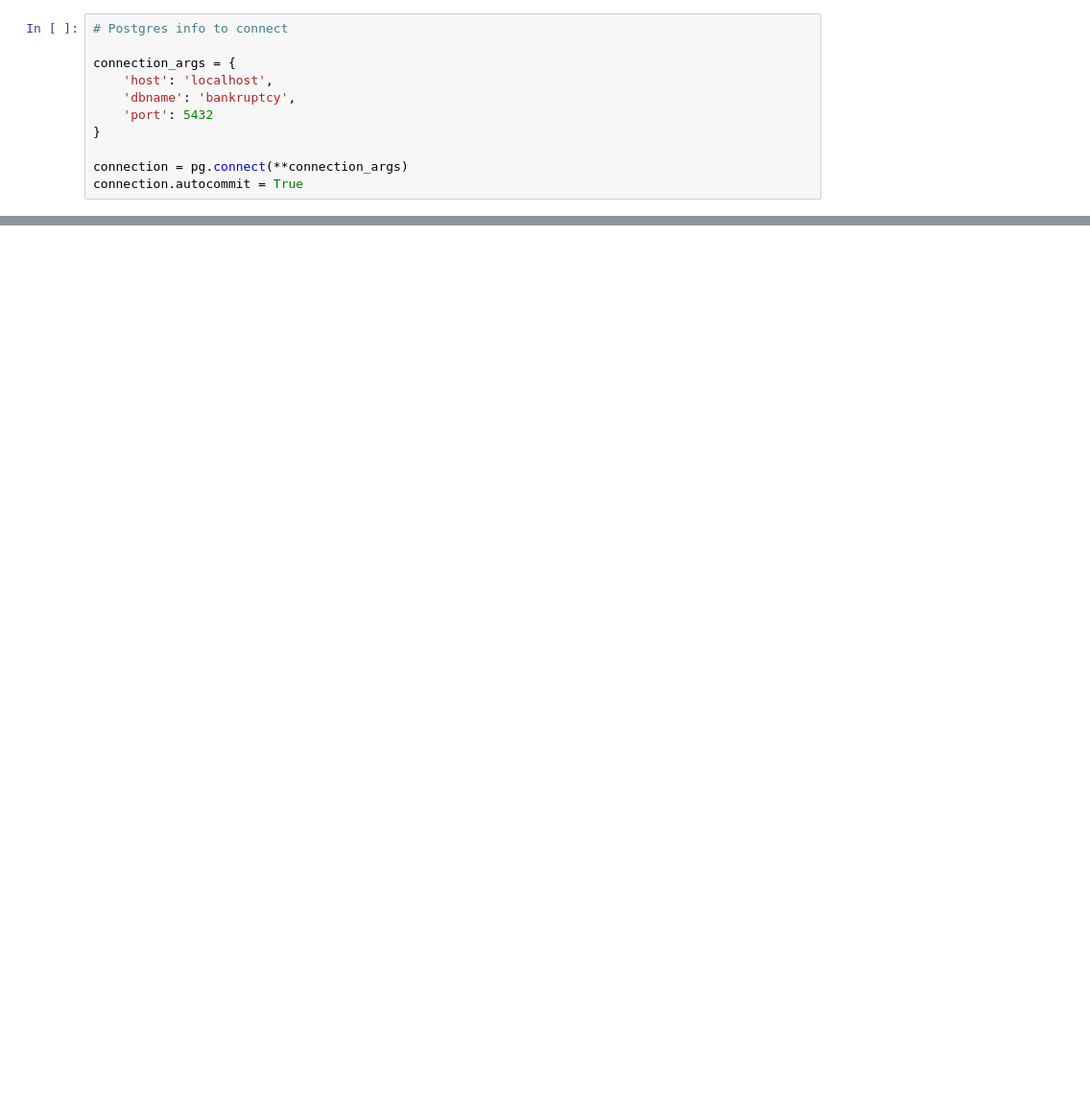
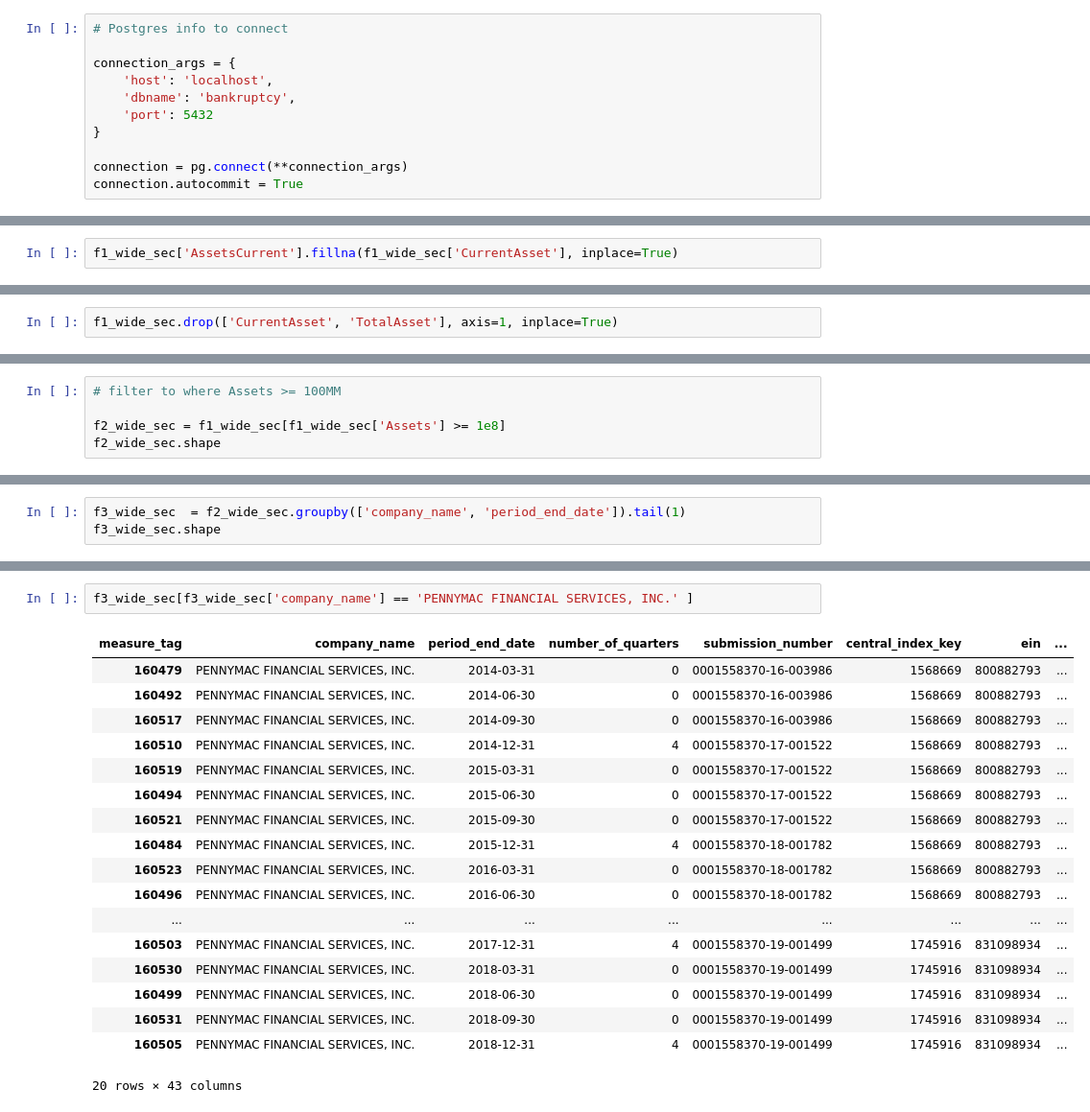
Before and after one commit to AmyB47/bankruptcy_2020, a Jupyter notebook: code/05_SEC_data_prep.ipynb, the cells around one changed output, grey strips where cells are left out. Shown at 96% size. Drawn from its saved outputs; the diff is of its cells as text; blank space fills up the shorter version.

```diff
--- a/code/05_SEC_data_prep.ipynb
+++ b/code/05_SEC_data_prep.ipynb
@@ -242,0 +286,2 @@ with open('SEC_filtered_over100MM.pickle', 'wb') as to_write:
+# %%
+f1_wide_sec['AssetsCurrent'].fillna(f1_wide_sec['CurrentAsset'], inplace=True)
@@ -242,0 +293,2 @@ with open('SEC_filtered_over100MM.pickle', 'wb') as to_write:
+# %%
+f1_wide_sec.drop(['CurrentAsset', 'TotalAsset'], axis=1, inplace=True)
@@ -242,0 +300,5 @@ with open('SEC_filtered_over100MM.pickle', 'wb') as to_write:
+# %%
+# filter to where Assets >= 100MM
+
+f2_wide_sec = f1_wide_sec[f1_wide_sec['Assets'] >= 1e8]
+f2_wide_sec.shape
@@ -242,0 +335,3 @@ with open('SEC_filtered_over100MM.pickle', 'wb') as to_write:
+# %%
+f3_wide_sec  = f2_wide_sec.groupby(['company_name', 'period_end_date']).tail(1)
+f3_wide_sec.shape
@@ -242,0 +355,21 @@ with open('SEC_filtered_over100MM.pickle', 'wb') as to_write:
+# %%
+f3_wide_sec[f3_wide_sec['company_name'] == 'PENNYMAC FINANCIAL SERVICES, INC.' ]
+# %% [output]
+| measure_tag | company_name | period_end_date | number_of_quarters | submission_number | central_index_key | ein | ... |
+| 160479 | PENNYMAC FINANCIAL SERVICES, INC. | 2014-03-31 | 0 | 0001558370-16-003986 | 1568669 | 800882793 | ... |
+| 160492 | PENNYMAC FINANCIAL SERVICES, INC. | 2014-06-30 | 0 | 0001558370-16-003986 | 1568669 | 800882793 | ... |
+| 160517 | PENNYMAC FINANCIAL SERVICES, INC. | 2014-09-30 | 0 | 0001558370-16-003986 | 1568669 | 800882793 | ... |
+| 160510 | PENNYMAC FINANCIAL SERVICES, INC. | 2014-12-31 | 4 | 0001558370-17-001522 | 1568669 | 800882793 | ... |
+| 160519 | PENNYMAC FINANCIAL SERVICES, INC. | 2015-03-31 | 0 | 0001558370-17-001522 | 1568669 | 800882793 | ... |
+| 160494 | PENNYMAC FINANCIAL SERVICES, INC. | 2015-06-30 | 0 | 0001558370-17-001522 | 1568669 | 800882793 | ... |
+| 160521 | PENNYMAC FINANCIAL SERVICES, INC. | 2015-09-30 | 0 | 0001558370-17-001522 | 1568669 | 800882793 | ... |
+| 160484 | PENNYMAC FINANCIAL SERVICES, INC. | 2015-12-31 | 4 | 0001558370-18-001782 | 1568669 | 800882793 | ... |
+| 160523 | PENNYMAC FINANCIAL SERVICES, INC. | 2016-03-31 | 0 | 0001558370-18-001782 | 1568669 | 800882793 | ... |
+| 160496 | PENNYMAC FINANCIAL SERVICES, INC. | 2016-06-30 | 0 | 0001558370-18-001782 | 1568669 | 800882793 | ... |
+| ... | ... | ... | ... | ... | ... | ... | ... |
+| 160503 | PENNYMAC FINANCIAL SERVICES, INC. | 2017-12-31 | 4 | 0001558370-19-001499 | 1745916 | 831098934 | ... |
+| 160530 | PENNYMAC FINANCIAL SERVICES, INC. | 2018-03-31 | 0 | 0001558370-19-001499 | 1745916 | 831098934 | ... |
+| 160499 | PENNYMAC FINANCIAL SERVICES, INC. | 2018-06-30 | 0 | 0001558370-19-001499 | 1745916 | 831098934 | ... |
+| 160531 | PENNYMAC FINANCIAL SERVICES, INC. | 2018-09-30 | 0 | 0001558370-19-001499 | 1745916 | 831098934 | ... |
+| 160505 | PENNYMAC FINANCIAL SERVICES, INC. | 2018-12-31 | 4 | 0001558370-19-001499 | 1745916 | 831098934 | ... |
+20 rows × 43 columns
```
Also changed, not shown: parts of 84 cells of this notebook, 8 other files.
